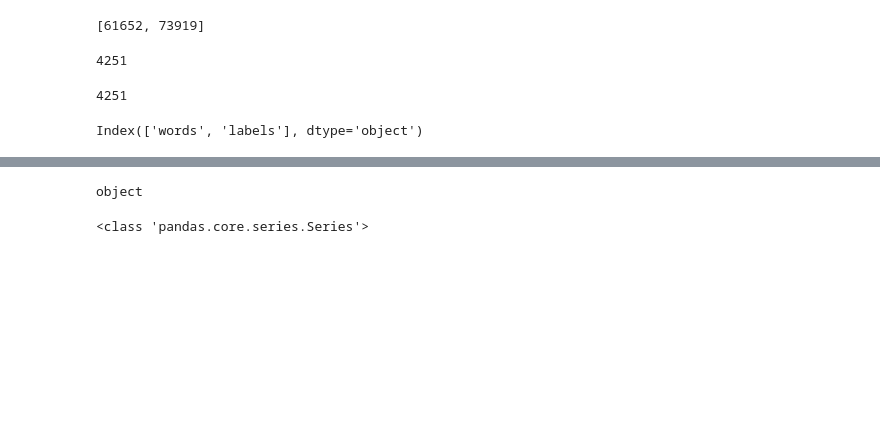
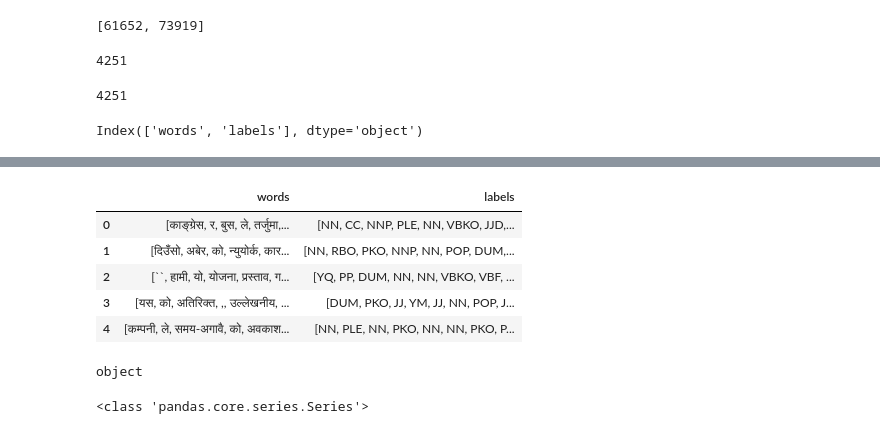
Before and after one commit to roheetbasu/Nepali-POS-tagger, a Jupyter notebook: nepali pos tagger.ipynb, the cells around one changed output, grey strips where cells are left out. Drawn from its saved outputs; the diff is of its cells as text; code cells hidden in the pictures; blank space fills up the shorter version.

```diff
--- a/nepali pos tagger.ipynb
+++ b/nepali pos tagger.ipynb
@@ -80,6 +74,7 @@ train,test = train_test_split(
 )
 # %%
 train.reset_index(drop=True,inplace=True)
+test.reset_index(drop=True,inplace=True)
 # %%
 train.head()
 # %% [output]
@@ -92,3 +87,12 @@ train.head()
+# %%
+test.head()
+# %% [output]
+|  | words | labels |
+| 0 | [काङ्‍ग्रेस, र, बुस, ले, तर्जुमा,... | [NN, CC, NNP, PLE, NN, VBKO, JJD,... |
+| 1 | [दिउँसो, अबेर, को, न्युयोर्क, कार... | [NN, RBO, PKO, NNP, NN, POP, DUM,... |
+| 2 | [``, हामी, यो, योजना, प्रस्ताव, ग... | [YQ, PP, DUM, NN, NN, VBKO, VBF, ... |
+| 3 | [यस, को, अतिरिक्त, ,, उल्लेखनीय, ... | [DUM, PKO, JJ, YM, JJ, NN, POP, J... |
+| 4 | [कम्पनी, ले, समय-अगावै, को, अवकाश... | [NN, PLE, NN, PKO, NN, NN, PKO, P... |
 # %%
 from transformers import AutoTokenizer
 
```
Also changed, not shown: parts of 21 cells of this notebook.
